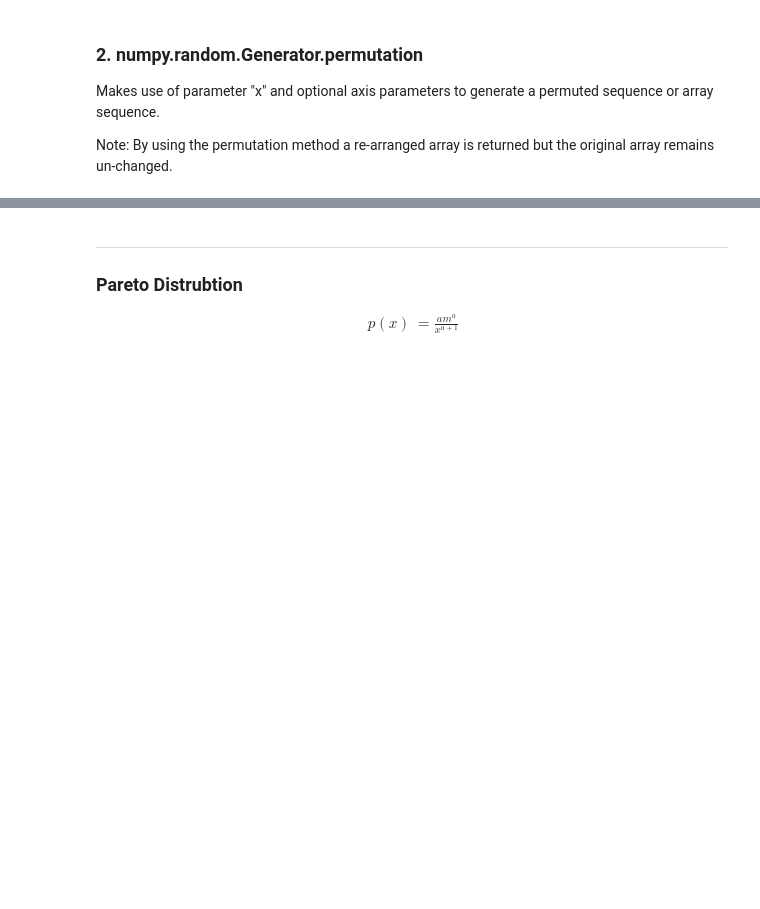
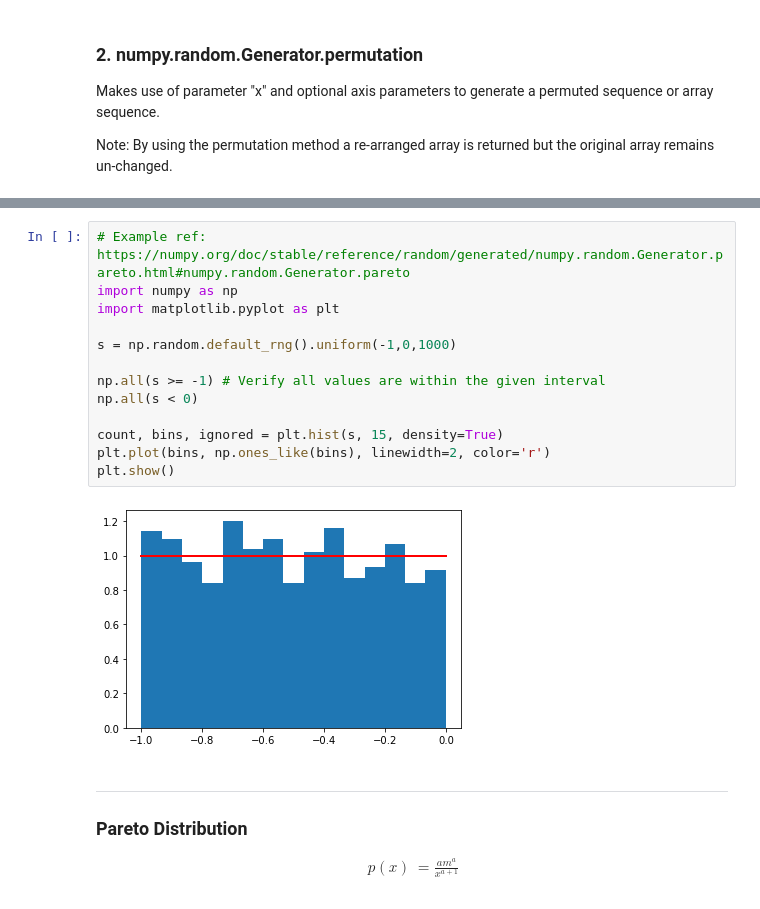
Before and after one commit to JackCaff/Prog-DA-Assignment, a Jupyter notebook: Assignment-2020 Programming for Data Analysis.ipynb, the cells around one changed output, grey strips where cells are left out. Saved outputs shown, nothing was run; the diff lists cells and outputs as text; blank space fills up the shorter version.

```diff
--- a/Assignment-2020 Programming for Data Analysis.ipynb
+++ b/Assignment-2020 Programming for Data Analysis.ipynb
@@ -235,6 +240,21 @@ plt.show(block = True)
+# %%
+# Example ref: https://numpy.org/doc/stable/reference/random/generated/numpy.random.Generator.pareto.html#numpy.random.Generator.pareto
+import numpy as np
+import matplotlib.pyplot as plt
+
+s = np.random.default_rng().uniform(-1,0,1000)
+
+np.all(s >= -1) # Verify all values are within the given interval
+np.all(s < 0)
+
+count, bins, ignored = plt.hist(s, 15, density=True)
+plt.plot(bins, np.ones_like(bins), linewidth=2, color='r')
+plt.show()
+# %% [output]
+[figure, added]
 # %% [markdown]
 ***
-### Pareto Distrubtion
+### Pareto Distribution
 
 \begin{align}
 \ p(x) & = \frac{am^a}{x^{a+1}}
```
Also changed, not shown: parts of 24 cells of this notebook.
